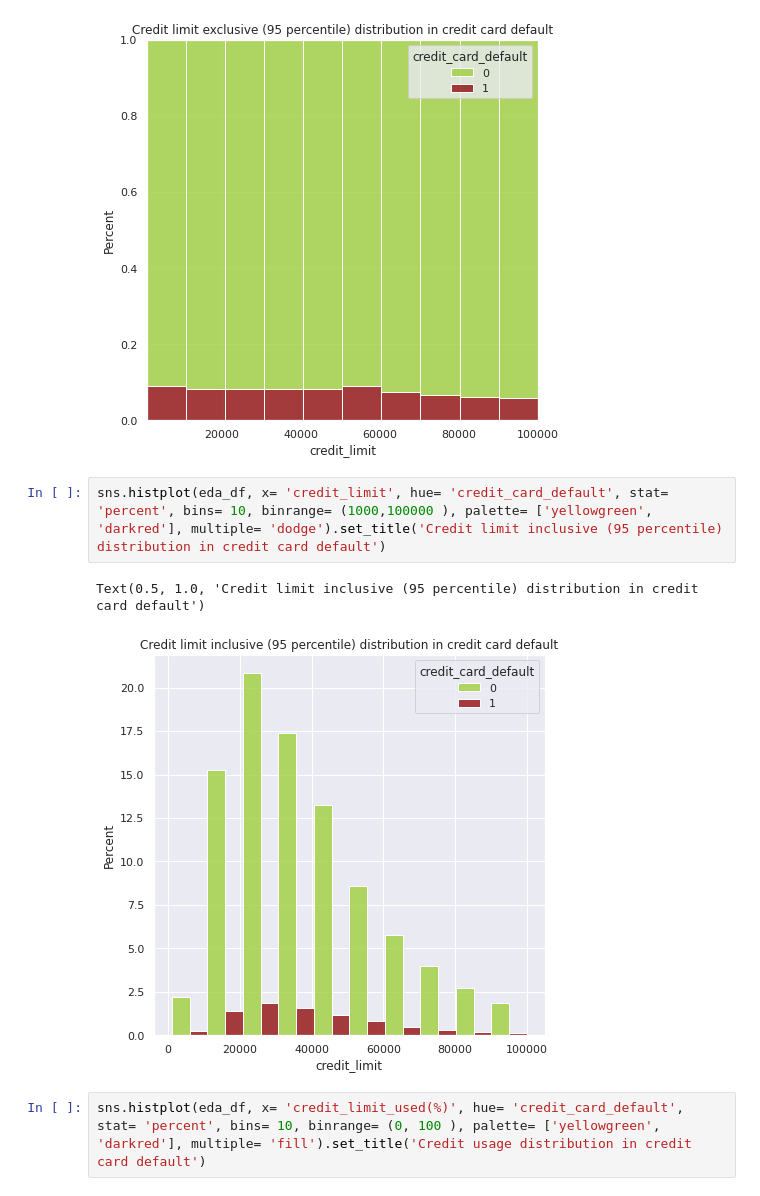
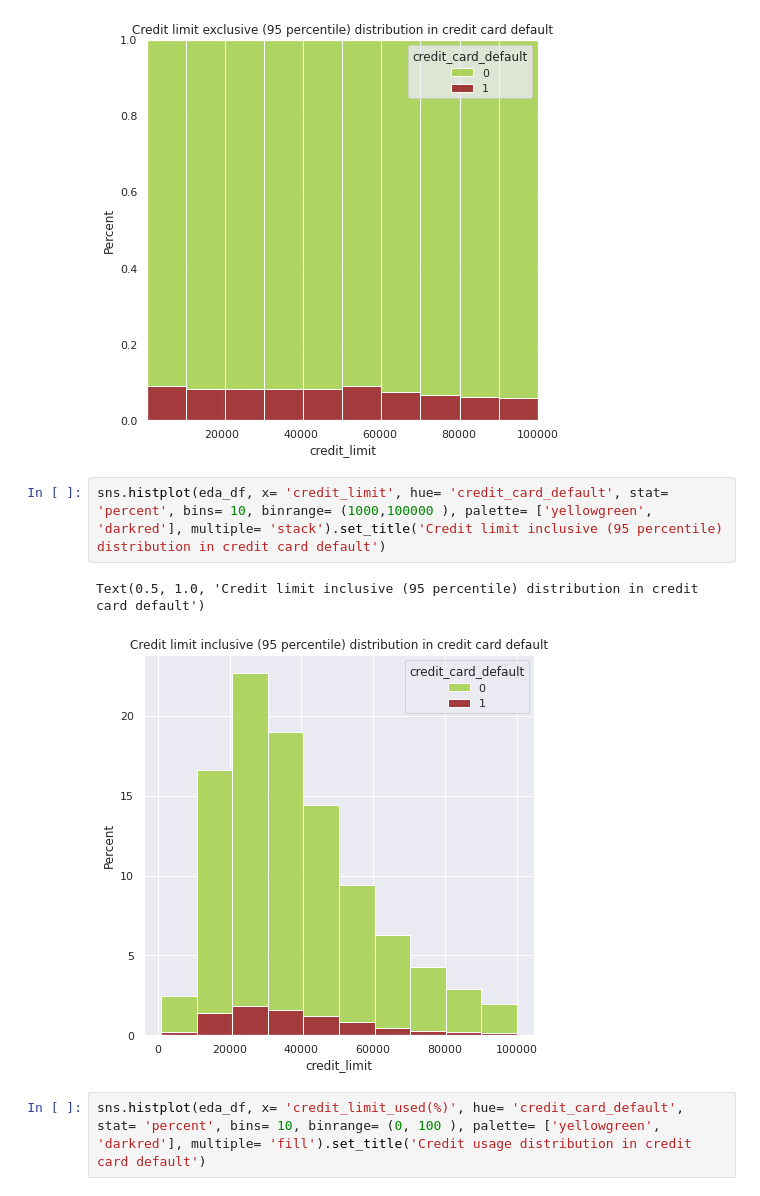
Before and after one commit to ada-nai/card-default, a Jupyter notebook: eda.ipynb, the cells around one changed output. Cells and saved outputs as stored; diff of their text form.

```diff
--- a/eda.ipynb
+++ b/eda.ipynb
@@ -231,10 +236,10 @@ sns.histplot(eda_df, x= 'credit_limit', hue= 'credit_card_default', stat= 'perce
 Text(0.5, 1.0, 'Credit limit exclusive (95 percentile) distribution in credit card default')
 [figure]
 # %%
-sns.histplot(eda_df, x= 'credit_limit', hue= 'credit_card_default', stat= 'percent', bins= 10, binrange= (1000,100000 ), palette= ['yellowgreen', 'darkred'], multiple= 'dodge').set_title('Credit limit inclusive (95 percentile) distribution in credit card default')
+sns.histplot(eda_df, x= 'credit_limit', hue= 'credit_card_default', stat= 'percent', bins= 10, binrange= (1000,100000 ), palette= ['yellowgreen', 'darkred'], multiple= 'stack').set_title('Credit limit inclusive (95 percentile) distribution in credit card default')
 # %% [output]
 Text(0.5, 1.0, 'Credit limit inclusive (95 percentile) distribution in credit card default')
-[figure, old version]
+[figure, new version]
 # %%
 sns.histplot(eda_df, x= 'credit_limit_used(%)', hue= 'credit_card_default', stat= 'percent', bins= 10, binrange= (0, 100 ), palette= ['yellowgreen', 'darkred'], multiple= 'fill').set_title('Credit usage distribution in credit card default')
 # %% [output]
```
Also changed, not shown: parts of 22 cells of this notebook.
